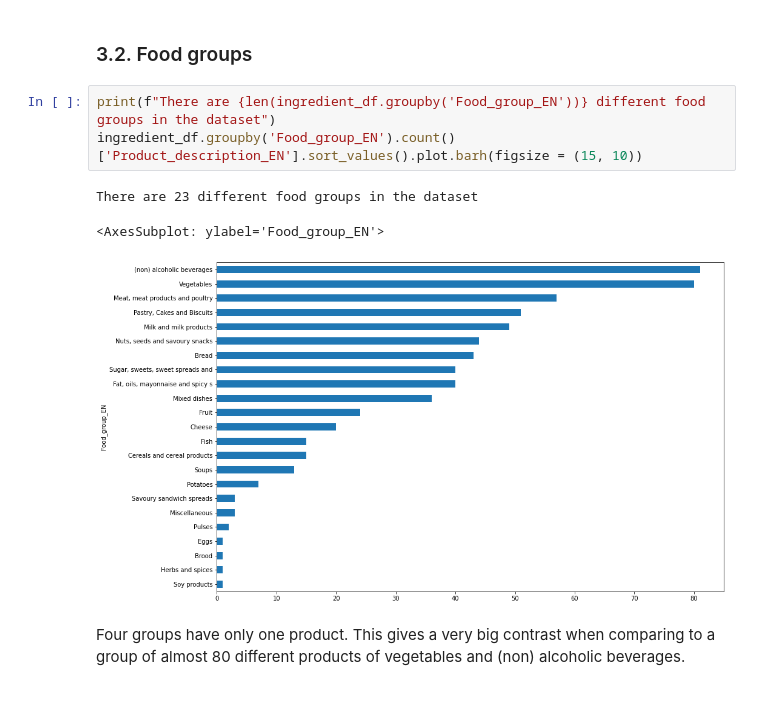
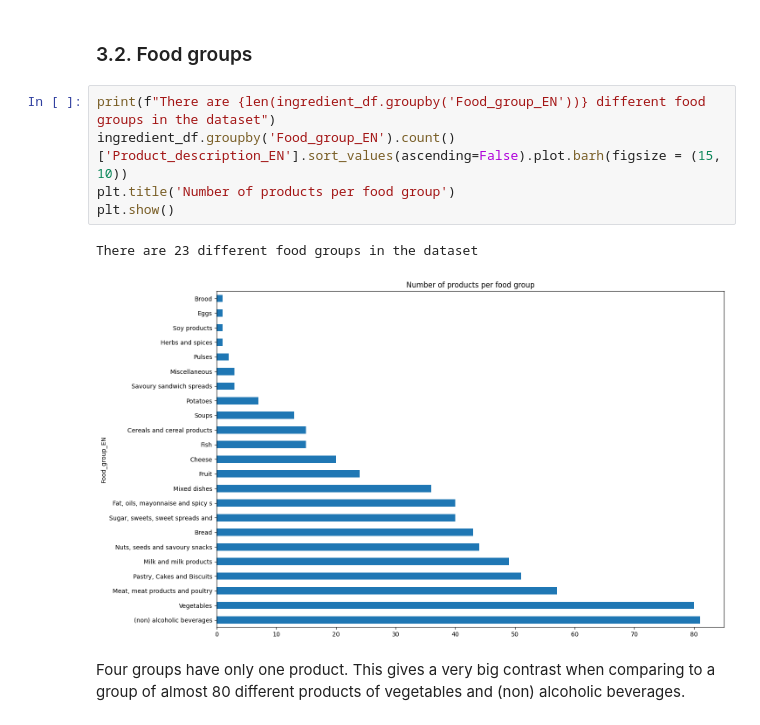
Before and after one commit to Tremirre/EaT-PIM-Revised, a Jupyter notebook: report.ipynb, the cells around one changed output. Drawn from its saved outputs; the diff is of its cells as text.

```diff
--- a/report.ipynb
+++ b/report.ipynb
@@ -225,11 +231,12 @@ There are 627 different products
 ### 3.2. Food groups
 # %%
 print(f"There are {len(ingredient_df.groupby('Food_group_EN'))} different food groups in the dataset")
-ingredient_df.groupby('Food_group_EN').count()['Product_description_EN'].sort_values().plot.barh(figsize = (15, 10))
+ingredient_df.groupby('Food_group_EN').count()['Product_description_EN'].sort_values(ascending=False).plot.barh(figsize = (15, 10))
+plt.title('Number of products per food group')
+plt.show()
 # %% [output]
 There are 23 different food groups in the dataset
-<AxesSubplot: ylabel='Food_group_EN'>
-[figure, old version]
+[figure, new version]
 # %% [markdown]
 Four groups have only one product. This gives a very big contrast when comparing to a group of almost 80 different products of vegetables and (non) alcoholic beverages.
 # %% [markdown]
```
Also changed, not shown: parts of 2 cells of this notebook.
